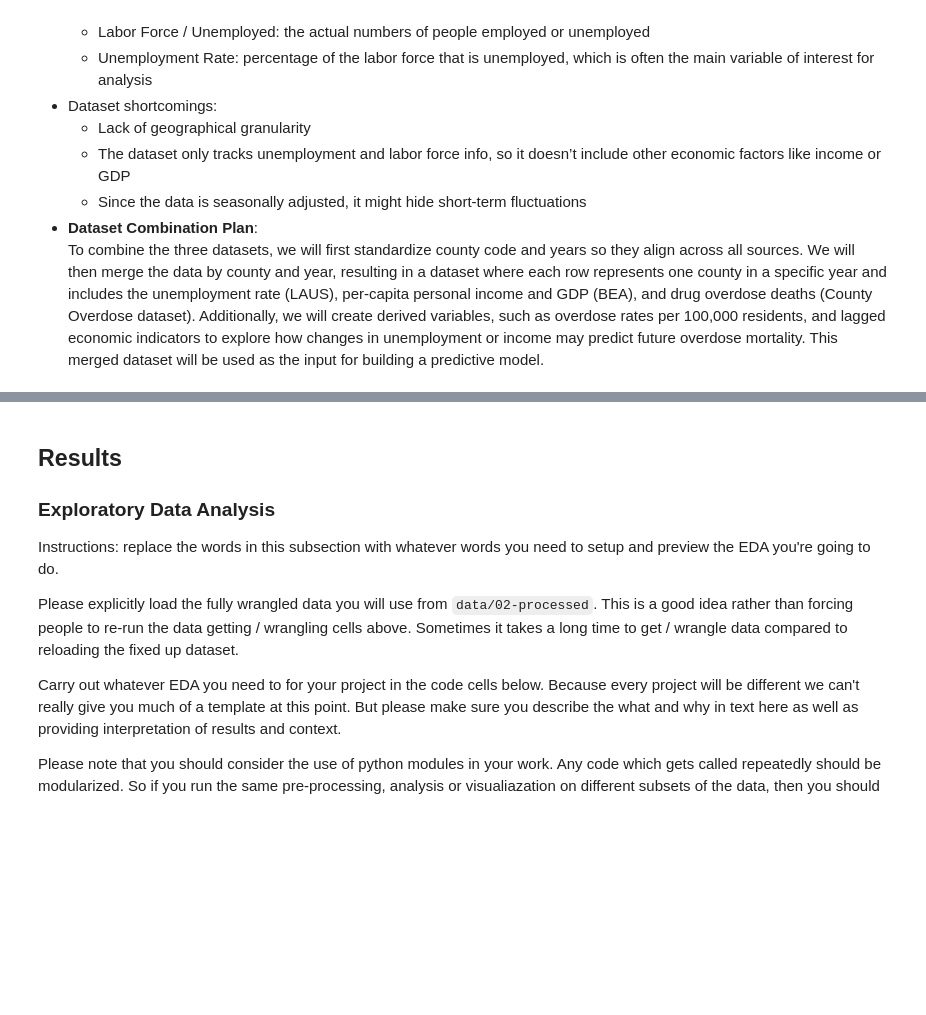
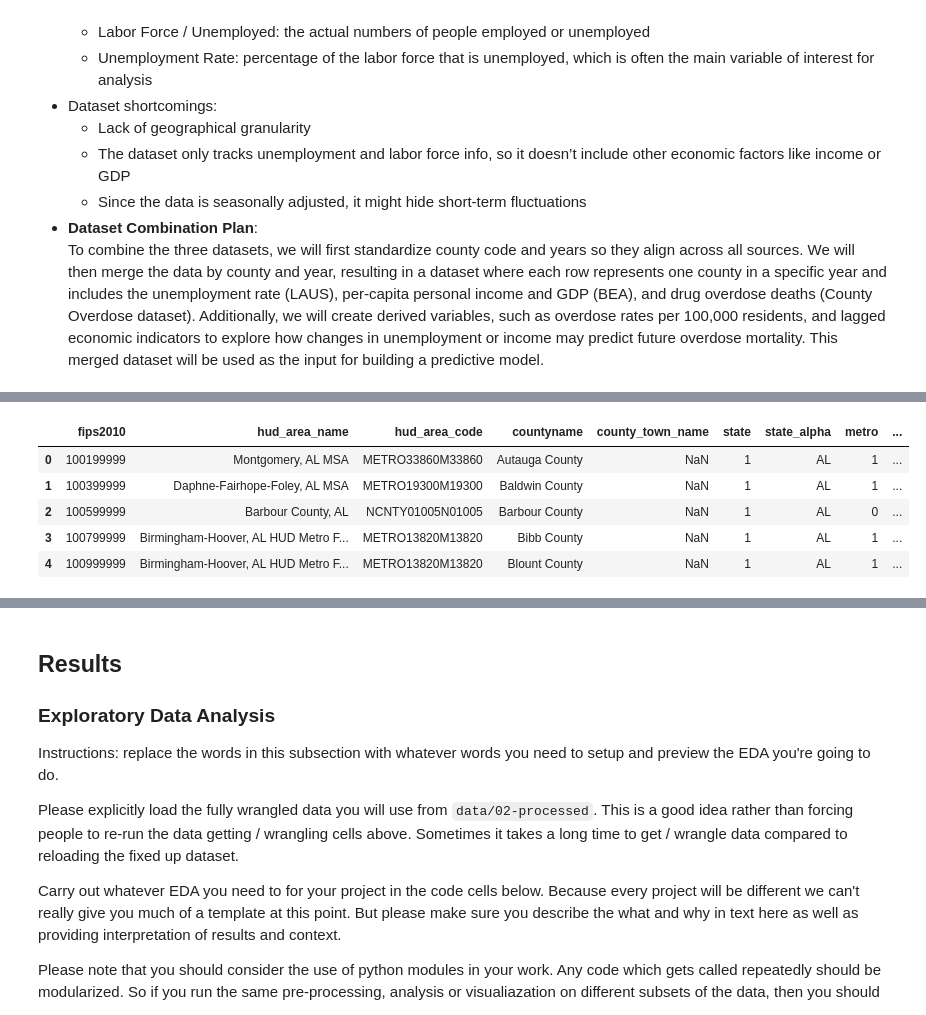
Before and after one commit to COGS108/Group078_WI26, a Jupyter notebook: 02-EDACheckpoint.ipynb, the cells around one changed output, grey strips where cells are left out. Drawn from its saved outputs; the diff is of its cells as text; code cells hidden in the pictures; blank space fills up the shorter version.

```diff
--- a/02-EDACheckpoint.ipynb
+++ b/02-EDACheckpoint.ipynb
@@ -237,0 +277,10 @@ labor_df_CA_yearly.head()
+# %%
+df_fmp_2023.rename(columns={'fips': 'fips2010'}, inplace=True)
+df_fmp_2023.head()
+# %% [output]
+|  | fips2010 | hud_area_name | hud_area_code | countyname | county_town_name | state | state_alpha | metro | ... |
+| 0 | 100199999 | Montgomery, AL MSA | METRO33860M33860 | Autauga County | NaN | 1 | AL | 1 | ... |
+| 1 | 100399999 | Daphne-Fairhope-Foley, AL MSA | METRO19300M19300 | Baldwin County | NaN | 1 | AL | 1 | ... |
+| 2 | 100599999 | Barbour County, AL | NCNTY01005N01005 | Barbour County | NaN | 1 | AL | 0 | ... |
+| 3 | 100799999 | Birmingham-Hoover, AL HUD Metro F... | METRO13820M13820 | Bibb County | NaN | 1 | AL | 1 | ... |
+| 4 | 100999999 | Birmingham-Hoover, AL HUD Metro F... | METRO13820M13820 | Blount County | NaN | 1 | AL | 1 | ... |
```
Also changed, not shown: parts of 14 cells of this notebook, 1 other file.
